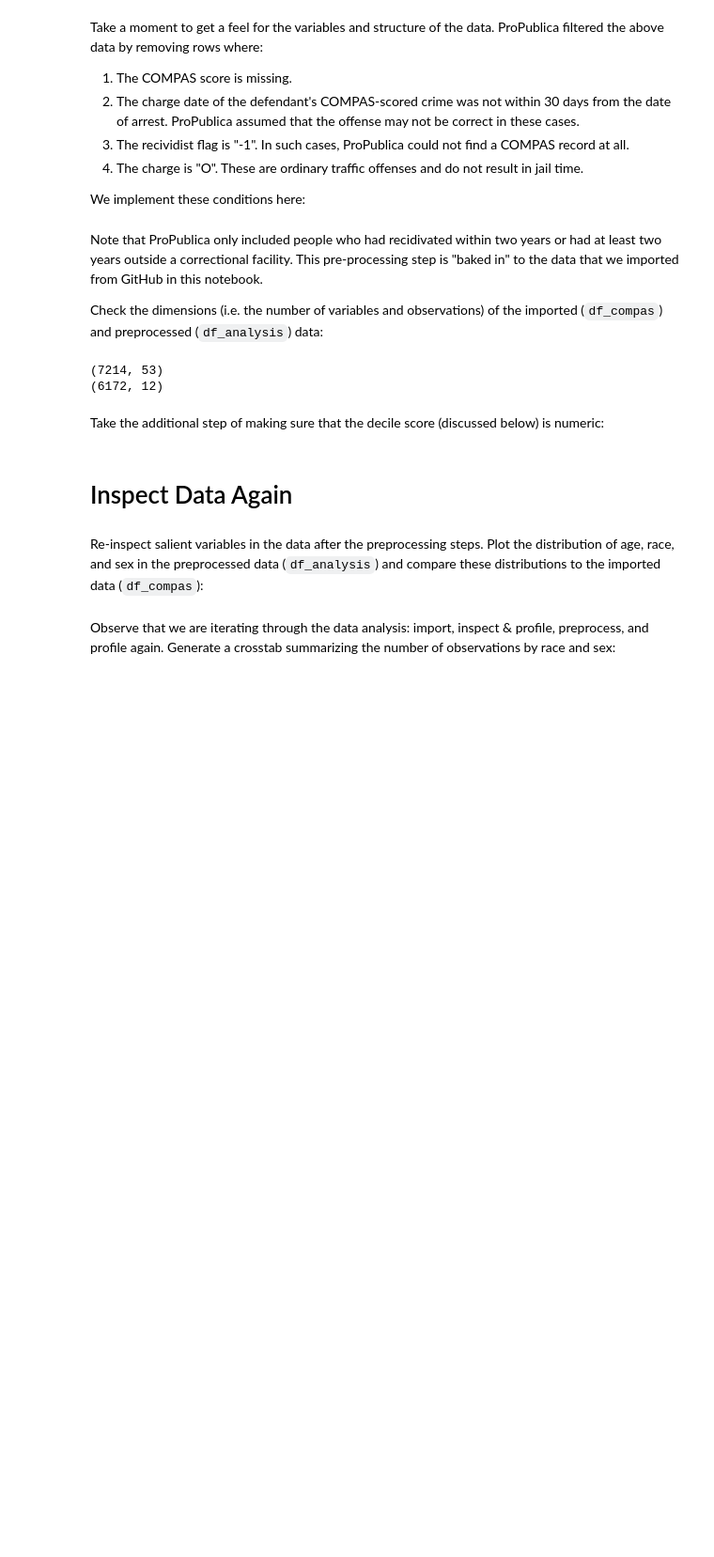
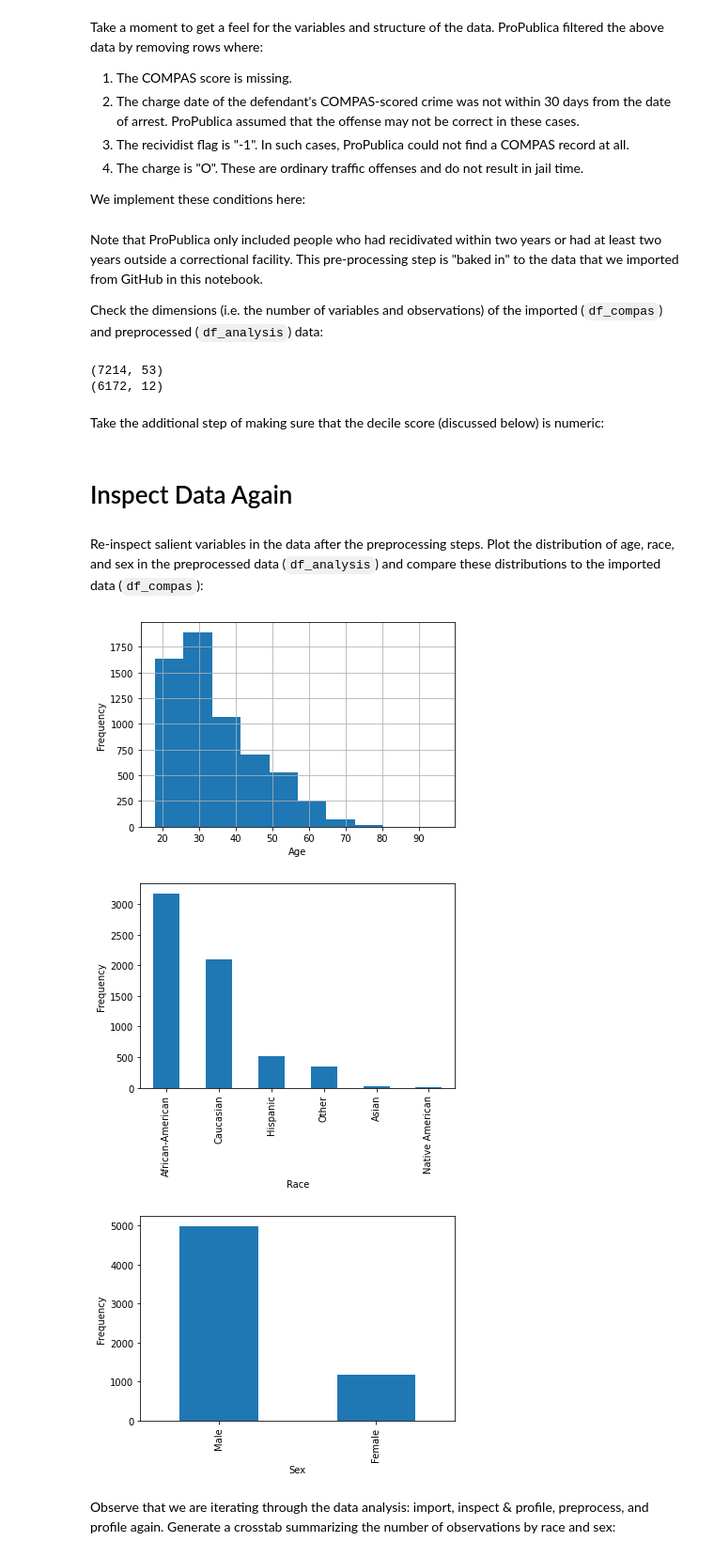
Before and after one commit to kopokopok/ds202, a Jupyter notebook: lab_1.ipynb, the cells around one changed output. Shown at 94% size. Saved outputs shown, nothing was run; the diff lists cells and outputs as text; code cells hidden in the pictures; blank space fills up the shorter version.

```diff
--- a/lab_1.ipynb
+++ b/lab_1.ipynb
@@ -181,6 +184,24 @@ Re-inspect salient variables in the data after the preprocessing steps. Plot the
 # %%
 # write code to plot the distribution of age, race, and sex in
 # the df_analysis data
+df_analysis['age'].hist()
+plt.xlabel('Age')
+plt.ylabel('Frequency')
+plt.show()
+
+df_analysis['race'].value_counts().plot(kind='bar')
+plt.xlabel('Race')
+plt.ylabel('Frequency')
+plt.show()
+
+df_analysis['sex'].value_counts().plot(kind='bar')
+plt.xlabel('Sex')
+plt.ylabel('Frequency')
+plt.show()
+# %% [output]
+[figure, added]
+[figure, added]
+[figure, added]
 # %% [markdown]
 Observe that we are iterating through the data analysis: import, inspect & profile, preprocess, and profile again. Generate a crosstab summarizing the number of observations by race and sex:
 # %%
```
Also changed, not shown: parts of 27 cells of this notebook, 1 other file.
